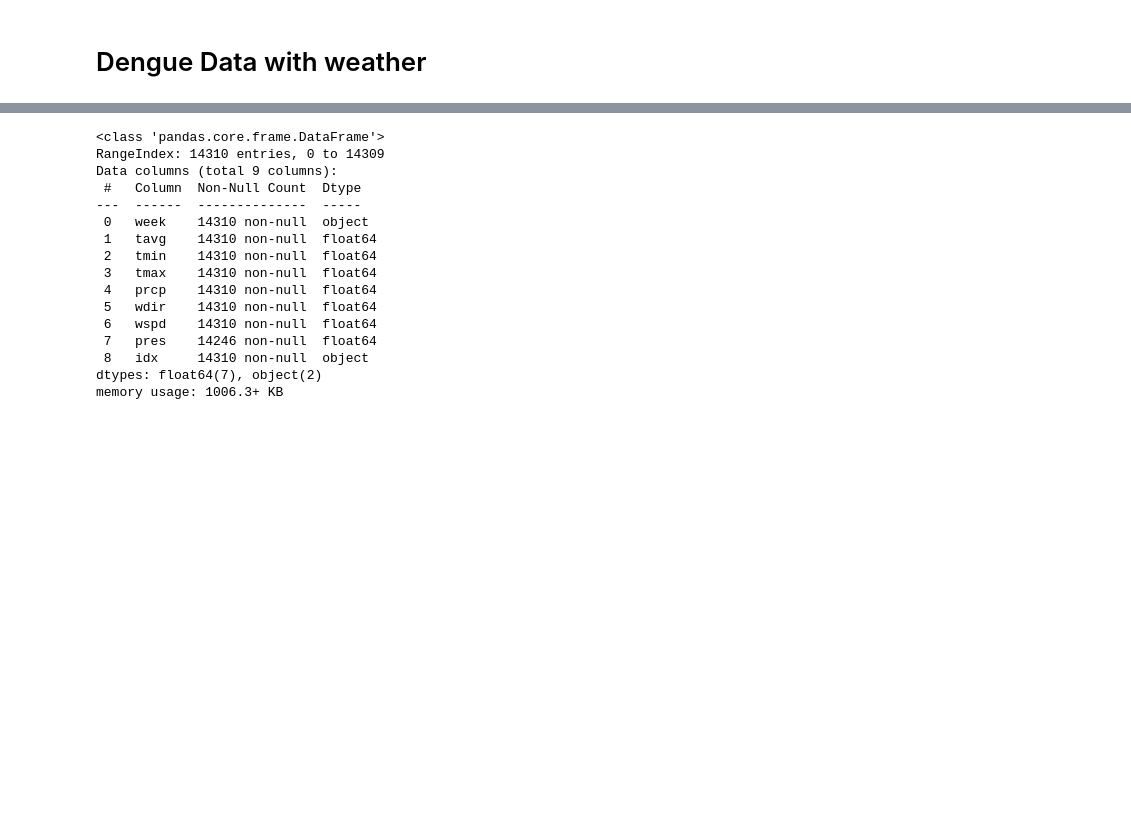
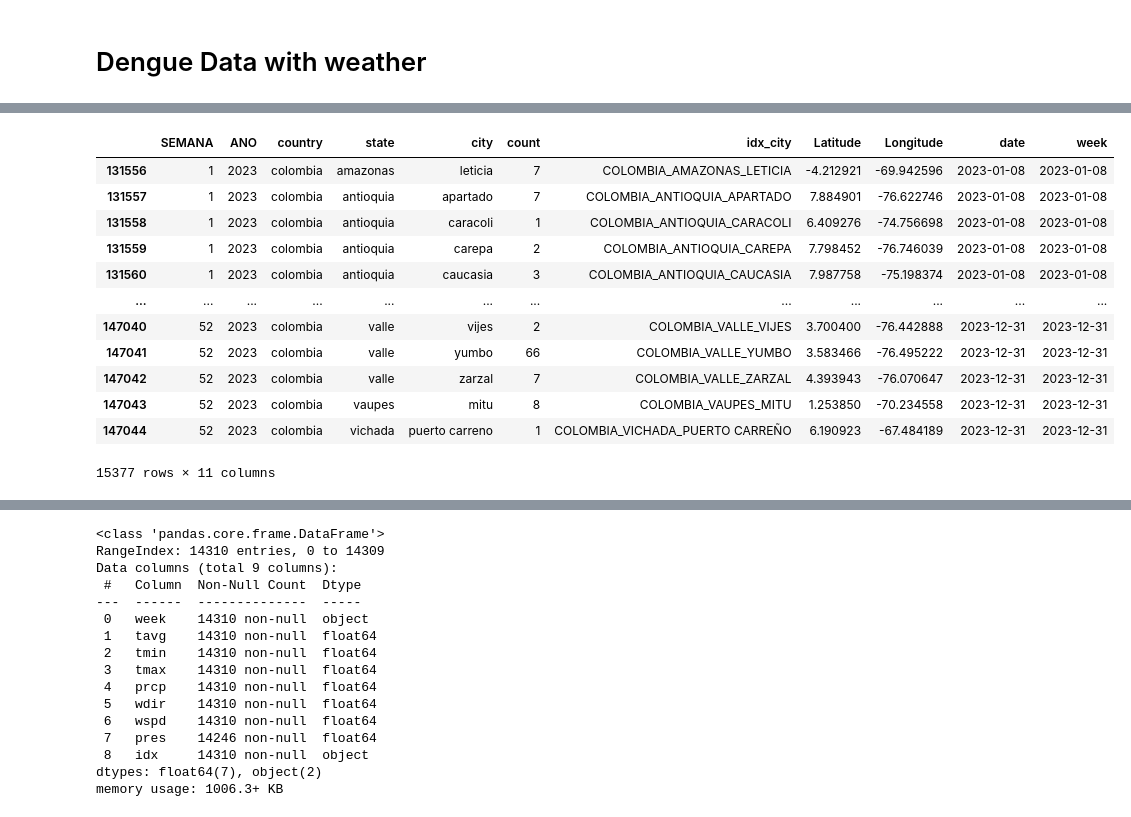
Before and after one commit to danielgvb/thesis, a Jupyter notebook: Data/11_dengue_merge.ipynb, the cells around one changed output, grey strips where cells are left out. Cells and saved outputs as stored; diff of their text form; code cells hidden in the pictures; blank space fills up the shorter version.

```diff
--- a/Data/11_dengue_merge.ipynb
+++ b/Data/11_dengue_merge.ipynb
@@ -24 +27,18 @@ df_dengue
 15494 rows × 11 columns
+# %%
+df_dengue = df_dengue[df_dengue['country'] == 'colombia']
+df_dengue
+# %% [output]
+|  | SEMANA | ANO | country | state | city | count | idx_city | Latitude | Longitude | date | week |
+| 131556 | 1 | 2023 | colombia | amazonas | leticia | 7 | COLOMBIA_AMAZONAS_LETICIA | -4.212921 | -69.942596 | 2023-01-08 | 2023-01-08 |
+| 131557 | 1 | 2023 | colombia | antioquia | apartado | 7 | COLOMBIA_ANTIOQUIA_APARTADO | 7.884901 | -76.622746 | 2023-01-08 | 2023-01-08 |
+| 131558 | 1 | 2023 | colombia | antioquia | caracoli | 1 | COLOMBIA_ANTIOQUIA_CARACOLI | 6.409276 | -74.756698 | 2023-01-08 | 2023-01-08 |
+| 131559 | 1 | 2023 | colombia | antioquia | carepa | 2 | COLOMBIA_ANTIOQUIA_CAREPA | 7.798452 | -76.746039 | 2023-01-08 | 2023-01-08 |
+| 131560 | 1 | 2023 | colombia | antioquia | caucasia | 3 | COLOMBIA_ANTIOQUIA_CAUCASIA | 7.987758 | -75.198374 | 2023-01-08 | 2023-01-08 |
+| ... | ... | ... | ... | ... | ... | ... | ... | ... | ... | ... | ... |
+| 147040 | 52 | 2023 | colombia | valle | vijes | 2 | COLOMBIA_VALLE_VIJES | 3.700400 | -76.442888 | 2023-12-31 | 2023-12-31 |
+| 147041 | 52 | 2023 | colombia | valle | yumbo | 66 | COLOMBIA_VALLE_YUMBO | 3.583466 | -76.495222 | 2023-12-31 | 2023-12-31 |
+| 147042 | 52 | 2023 | colombia | valle | zarzal | 7 | COLOMBIA_VALLE_ZARZAL | 4.393943 | -76.070647 | 2023-12-31 | 2023-12-31 |
+| 147043 | 52 | 2023 | colombia | vaupes | mitu | 8 | COLOMBIA_VAUPES_MITU | 1.253850 | -70.234558 | 2023-12-31 | 2023-12-31 |
+| 147044 | 52 | 2023 | colombia | vichada | puerto carreno | 1 | COLOMBIA_VICHADA_PUERTO CARREÑO | 6.190923 | -67.484189 | 2023-12-31 | 2023-12-31 |
+15377 rows × 11 columns
```
Also changed, not shown: parts of 48 cells of this notebook, 4 other files.
